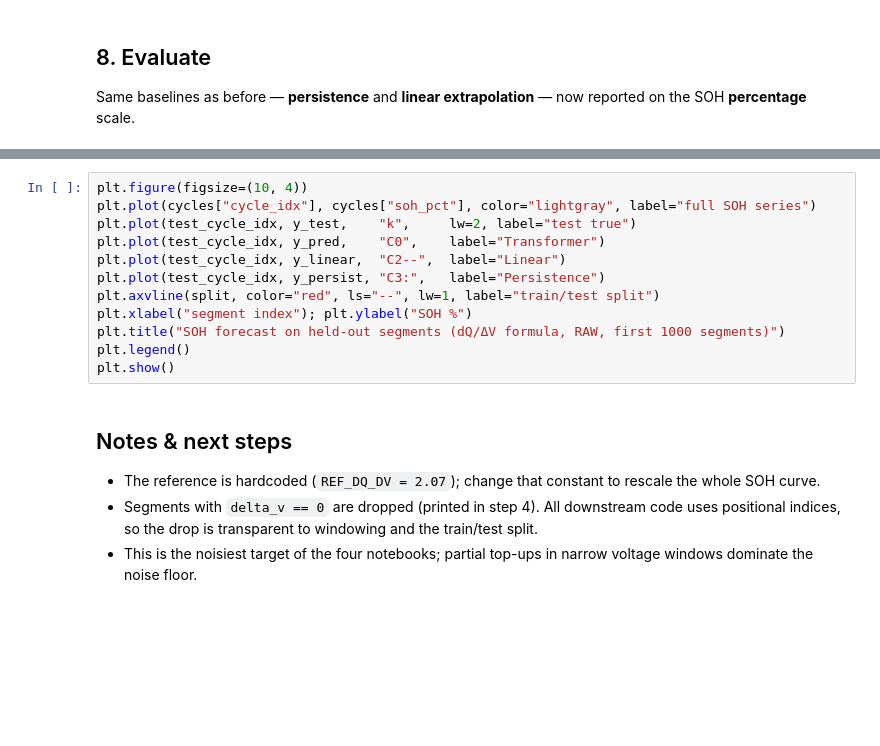
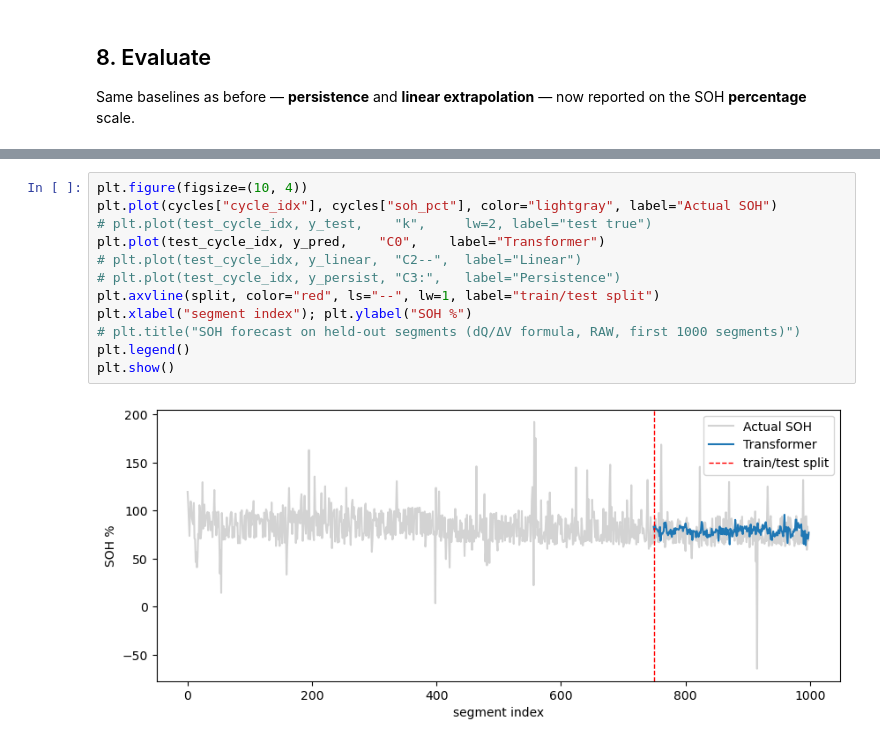
Before and after one commit to Urvashi7395/SOH_Forecasting_Transformer, a Jupyter notebook: soh_forecast_dqdv_raw.ipynb, the cells around one changed output, grey strips where cells are left out. Cells and saved outputs as stored; diff of their text form; blank space fills up the shorter version.

Commit message:
local notebook changes

```diff
--- a/soh_forecast_dqdv_raw.ipynb
+++ b/soh_forecast_dqdv_raw.ipynb
@@ -337,18 +407,14 @@ report("Linear",      y_test, y_linear)
 # %%
 plt.figure(figsize=(10, 4))
-plt.plot(cycles["cycle_idx"], cycles["soh_pct"], color="lightgray", label="full SOH series")
-plt.plot(test_cycle_idx, y_test,    "k",     lw=2, label="test true")
+plt.plot(cycles["cycle_idx"], cycles["soh_pct"], color="lightgray", label="Actual SOH")
+# plt.plot(test_cycle_idx, y_test,    "k",     lw=2, label="test true")
 plt.plot(test_cycle_idx, y_pred,    "C0",    label="Transformer")
-plt.plot(test_cycle_idx, y_linear,  "C2--",  label="Linear")
-plt.plot(test_cycle_idx, y_persist, "C3:",   label="Persistence")
+# plt.plot(test_cycle_idx, y_linear,  "C2--",  label="Linear")
+# plt.plot(test_cycle_idx, y_persist, "C3:",   label="Persistence")
 plt.axvline(split, color="red", ls="--", lw=1, label="train/test split")
 plt.xlabel("segment index"); plt.ylabel("SOH %")
-plt.title("SOH forecast on held-out segments (dQ/ΔV formula, RAW, first 1000 segments)")
+# plt.title("SOH forecast on held-out segments (dQ/ΔV formula, RAW, first 1000 segments)")
 plt.legend()
 plt.show()
+# %% [output]
+[figure, added]
-# %% [markdown]
-## Notes & next steps
-
-- The reference is hardcoded (`REF_DQ_DV = 2.07`); change that constant to rescale the whole SOH curve.
-- Segments with `delta_v == 0` are dropped (printed in step 4). All downstream code uses positional indices, so the drop is transparent to windowing and the train/test split.
-- This is the noisiest target of the four notebooks; partial top-ups in narrow voltage windows dominate the noise floor.
```
Also changed, not shown: parts of 12 cells of this notebook, 5 other files.
